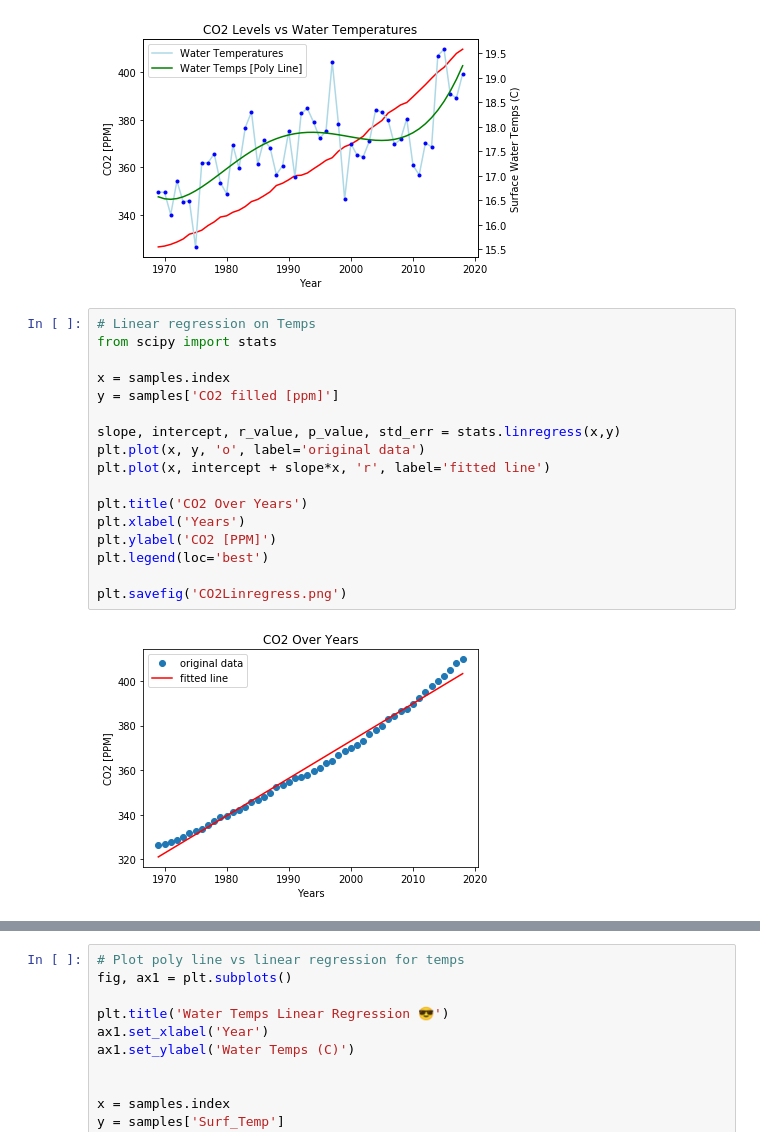
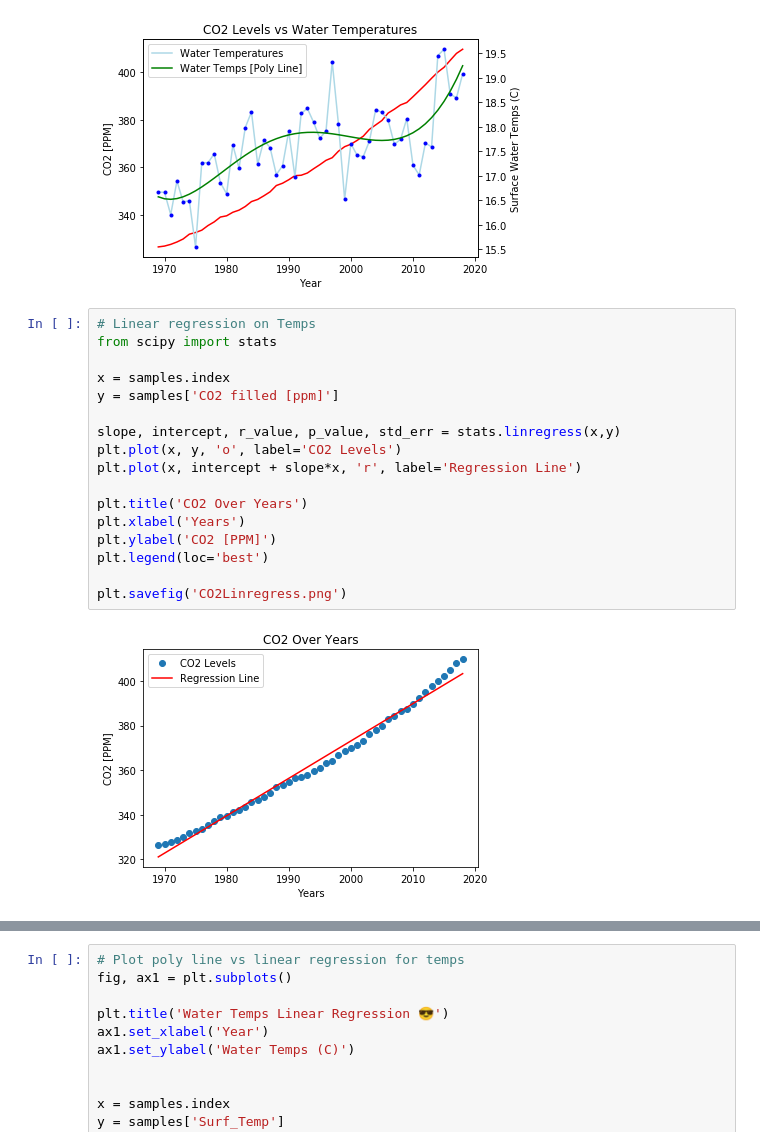
Before and after one commit to giantmagellan/sandiego-climate-analysis, a Jupyter notebook: CO2/CO2Levels.ipynb, the cells around one changed output, grey strips where cells are left out. Saved outputs shown, nothing was run; the diff lists cells and outputs as text.

```diff
--- a/CO2/CO2Levels.ipynb
+++ b/CO2/CO2Levels.ipynb
@@ -111,22 +113,22 @@ plt.savefig('CO2Water.png')
 # %%
 # Linear regression on Temps
 from scipy import stats
 
 x = samples.index
 y = samples['CO2 filled [ppm]']
 
 slope, intercept, r_value, p_value, std_err = stats.linregress(x,y)
-plt.plot(x, y, 'o', label='original data')
-plt.plot(x, intercept + slope*x, 'r', label='fitted line')
+plt.plot(x, y, 'o', label='CO2 Levels')
+plt.plot(x, intercept + slope*x, 'r', label='Regression Line')
 
 plt.title('CO2 Over Years')
 plt.xlabel('Years')
 plt.ylabel('CO2 [PPM]')
 plt.legend(loc='best')
 
 plt.savefig('CO2Linregress.png')
 # %% [output]
-[figure, old version]
+[figure, new version]
 # %%
 # Linear regression on Temps
 x = samples.index
```
Also changed, not shown: parts of 3 cells of this notebook, 1 other file.
